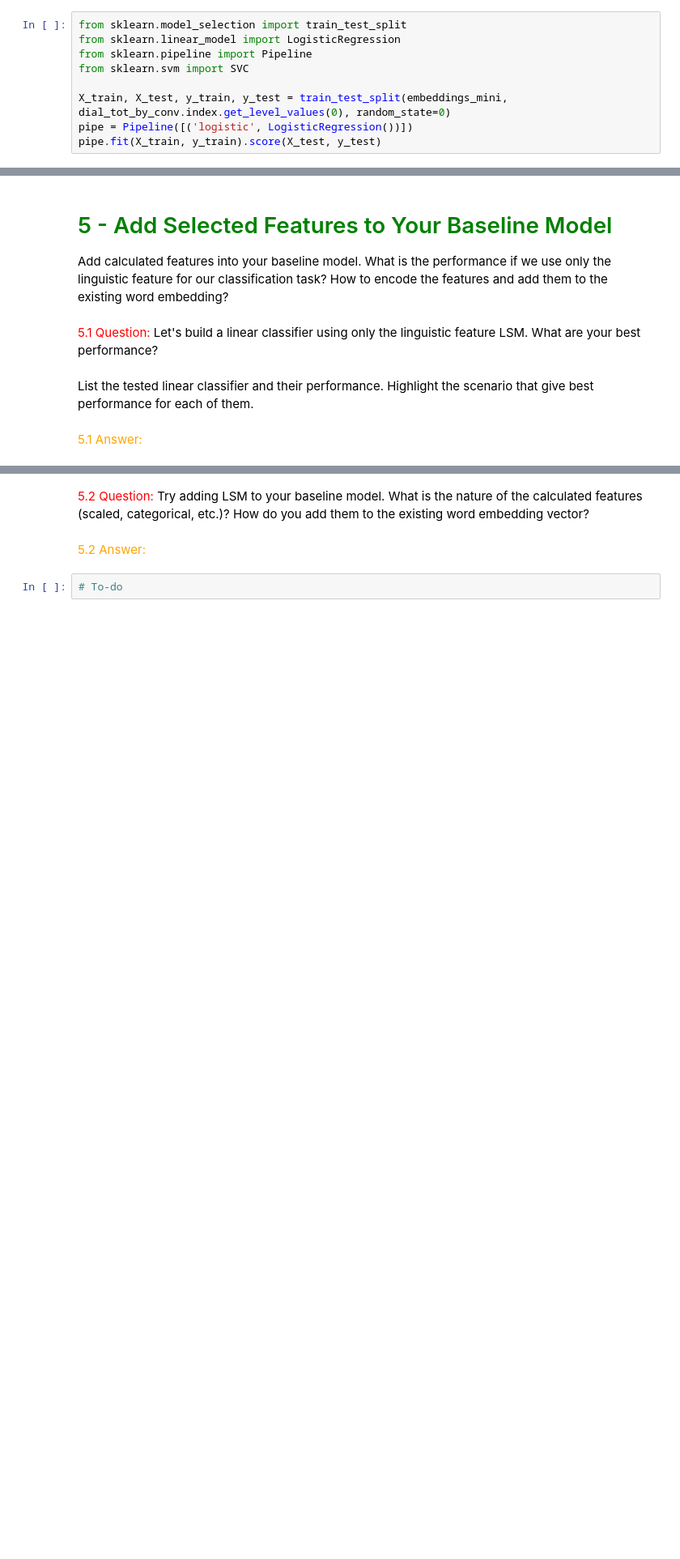
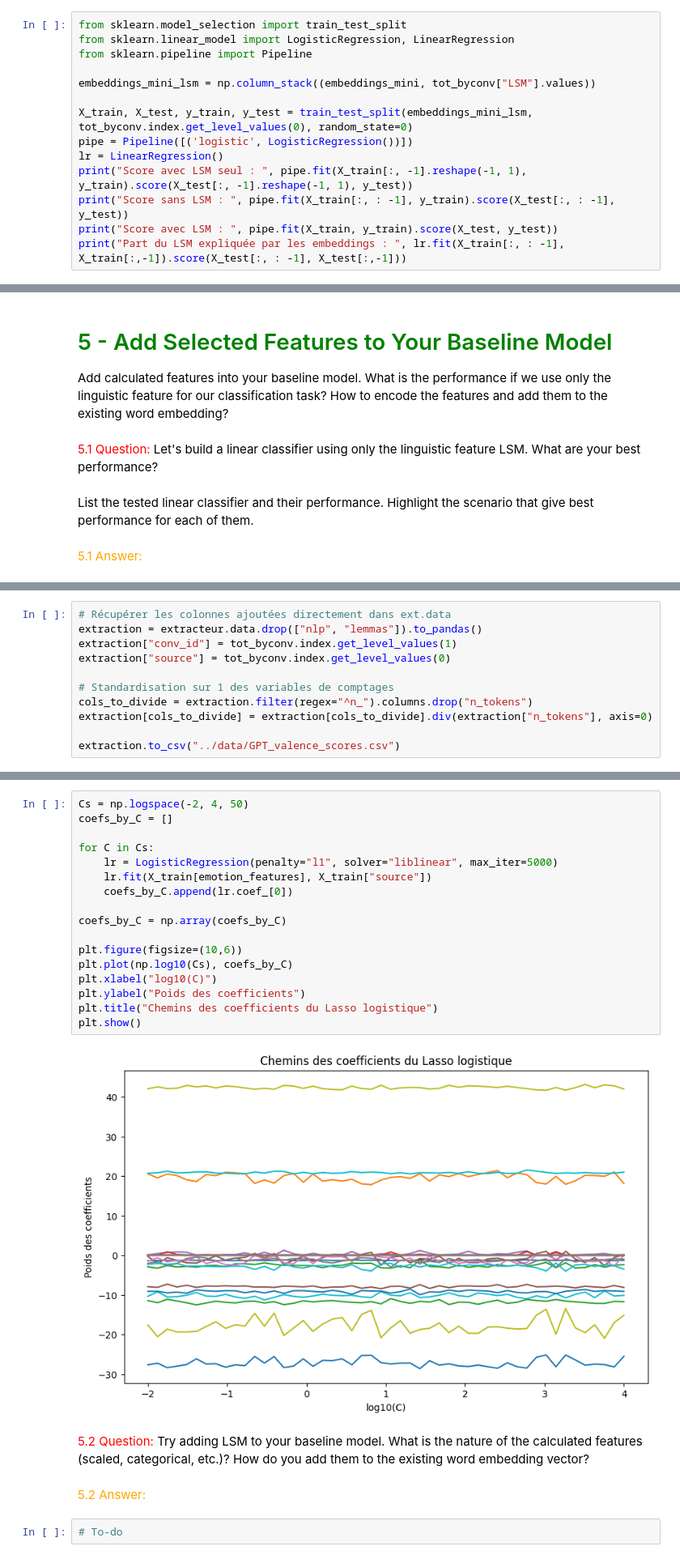
Before and after one commit to telecom-projet-nlp/human-gpt-linguistic-differences, a Jupyter notebook: notebook/Notebook Andrew.ipynb, the cells around one changed output, grey strips where cells are left out. Shown at 81% size. Drawn from its saved outputs; the diff is of its cells as text; blank space fills up the shorter version.

```diff
--- a/notebook/Notebook Andrew.ipynb
+++ b/notebook/Notebook Andrew.ipynb
@@ -366,11 +324,16 @@ with open("embeddings_mini.pkl", "wb") as f:
 <font color="orange">4.2 Answer:</font>
 # %%
 from sklearn.model_selection import train_test_split
-from sklearn.linear_model import LogisticRegression
+from sklearn.linear_model import LogisticRegression, LinearRegression
 from sklearn.pipeline import Pipeline
-from sklearn.svm import SVC
 
-X_train, X_test, y_train, y_test = train_test_split(embeddings_mini, dial_tot_by_conv.index.get_level_values(0), random_state=0)
+embeddings_mini_lsm = np.column_stack((embeddings_mini, tot_byconv["LSM"].values))
+
+X_train, X_test, y_train, y_test = train_test_split(embeddings_mini_lsm, tot_byconv.index.get_level_values(0), random_state=0)
 pipe = Pipeline([('logistic', LogisticRegression())])
-pipe.fit(X_train, y_train).score(X_test, y_test)
+lr = LinearRegression()
+print("Score avec LSM seul : ", pipe.fit(X_train[:, -1].reshape(-1, 1), y_train).score(X_test[:, -1].reshape(-1, 1), y_test))
+print("Score sans LSM : ", pipe.fit(X_train[:, : -1], y_train).score(X_test[:, : -1], y_test))
+print("Score avec LSM : ", pipe.fit(X_train, y_train).score(X_test, y_test))
+print("Part du LSM expliquée par les embeddings : ", lr.fit(X_train[:, : -1], X_train[:,-1]).score(X_test[:, : -1], X_test[:,-1]))
 # %% [output]
@@ -402,0 +404,11 @@ List the tested linear classifier and their performance. Highlight the scenario
+# %%
+# Récupérer les colonnes ajoutées directement dans ext.data
+extraction = extracteur.data.drop(["nlp", "lemmas"]).to_pandas()
+extraction["conv_id"] = tot_byconv.index.get_level_values(1)
+extraction["source"] = tot_byconv.index.get_level_values(0)
+
+# Standardisation sur 1 des variables de comptages
+cols_to_divide = extraction.filter(regex="^n_").columns.drop("n_tokens")
+extraction[cols_to_divide] = extraction[cols_to_divide].div(extraction["n_tokens"], axis=0)
+
+extraction.to_csv("../data/GPT_valence_scores.csv")
@@ -403,3 +492,22 @@ List the tested linear classifier and their performance. Highlight the scenario
+# %%
+Cs = np.logspace(-2, 4, 50)
+coefs_by_C = []
+
+for C in Cs:
+    lr = LogisticRegression(penalty="l1", solver="liblinear", max_iter=5000)
+    lr.fit(X_train[emotion_features], X_train["source"])
+    coefs_by_C.append(lr.coef_[0])
+
+coefs_by_C = np.array(coefs_by_C)
+
+plt.figure(figsize=(10,6))
+plt.plot(np.log10(Cs), coefs_by_C)
+plt.xlabel("log10(C)")
+plt.ylabel("Poids des coefficients")
+plt.title("Chemins des coefficients du Lasso logistique")
+plt.show()
+# %% [output]
+[figure, added]
 # %% [markdown]
 <font color="red">5.2 Question:</font> Try adding LSM to your baseline model. What is the nature of the calculated features (scaled, categorical, etc.)? How do you add them to the existing word embedding vector?
 # %% [markdown]
```
Also changed, not shown: parts of 26 cells of this notebook.
